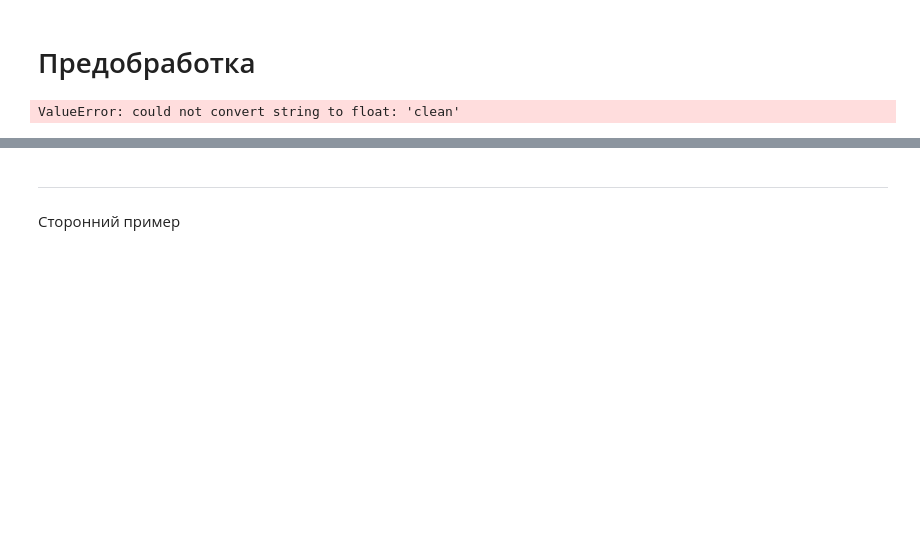
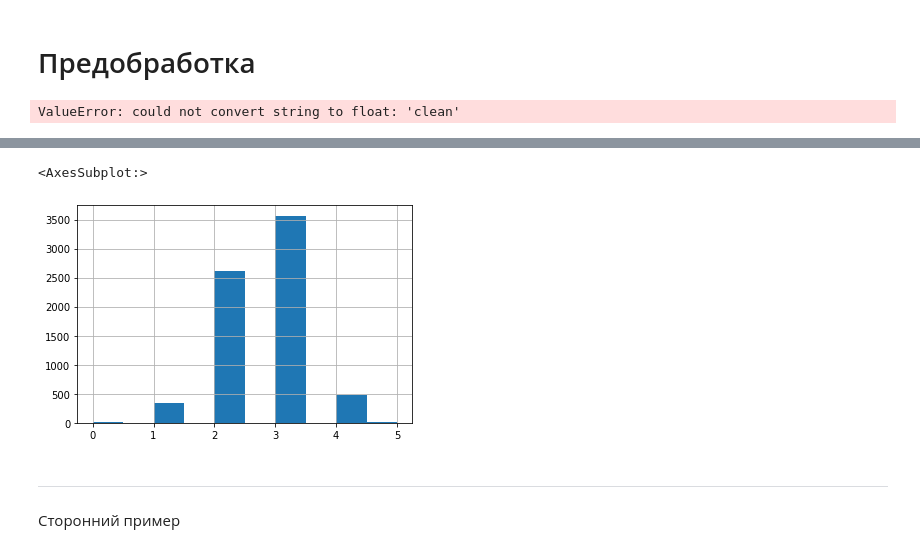
Before and after one commit to Chepell/SF_DS_Pro, a Jupyter notebook: ML-6/Features_coding.ipynb, the cells around one changed output, grey strips where cells are left out. Cells and saved outputs as stored; diff of their text form; code cells hidden in the pictures; blank space fills up the shorter version.

```diff
--- a/ML-6/Features_coding.ipynb
+++ b/ML-6/Features_coding.ipynb
@@ -63,3 +85,8 @@ ValueError: could not convert string to float: 'clean'
+# %%
+data['condition'].hist()
+# %% [output]
+<AxesSubplot:>
+[figure, added]
 # %% [markdown]
 _______________________
 Сторонний пример
```
Also changed, not shown: parts of 5 cells of this notebook.
